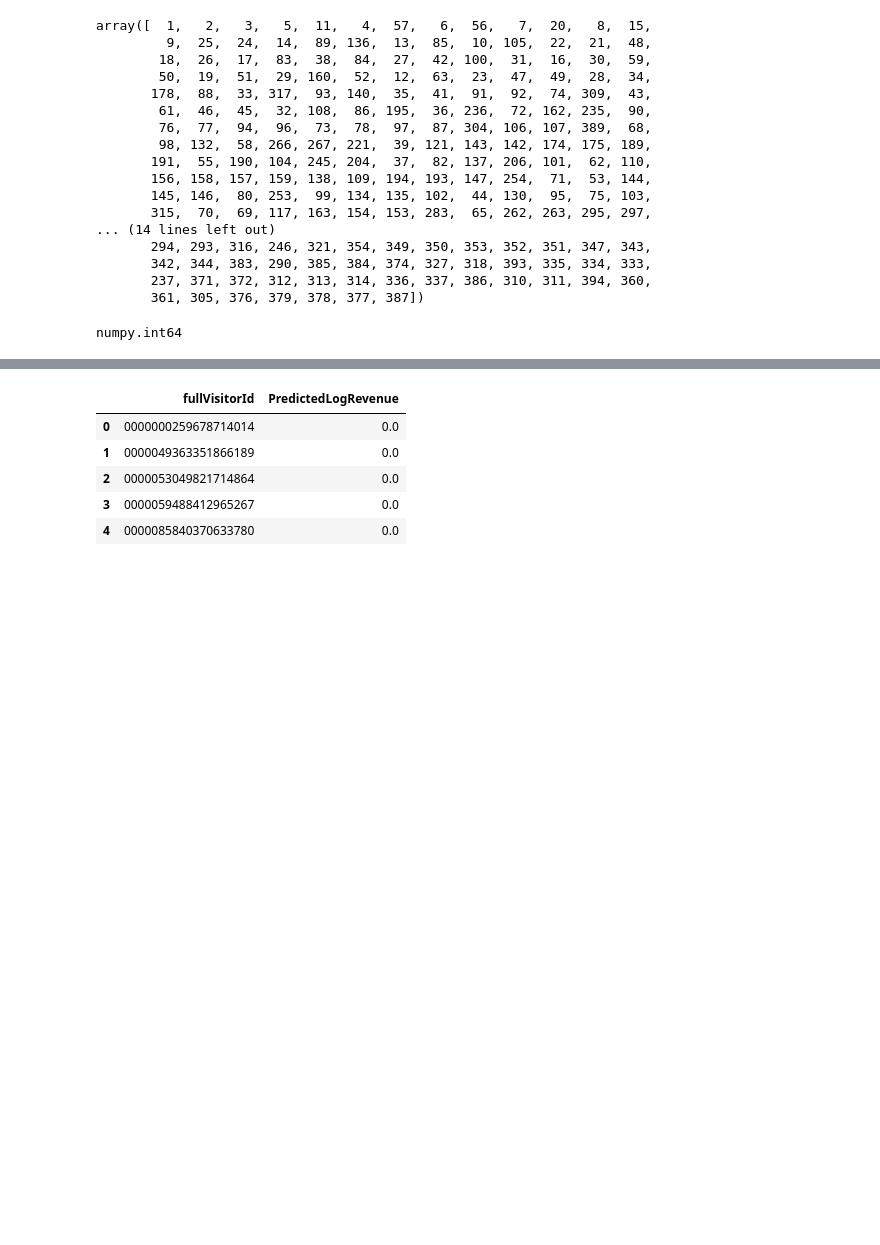
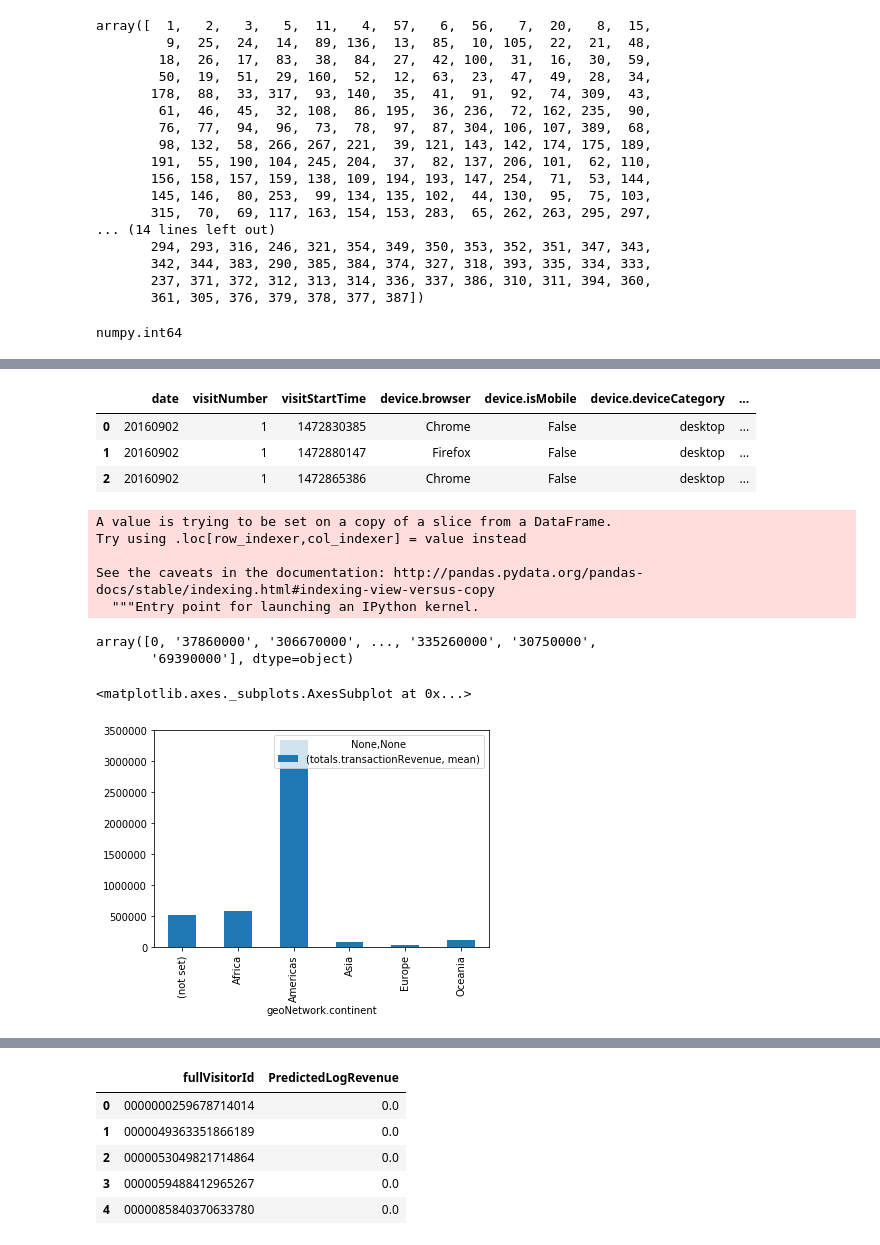
Before and after one commit to yalcinmurat1986/Google-Analytics, a Jupyter notebook: google_analytics.ipynb, the cells around one changed output, grey strips where cells are left out. Cells and saved outputs as stored; diff of their text form; code cells hidden in the pictures; blank space fills up the shorter version.

```diff
--- a/google_analytics.ipynb
+++ b/google_analytics.ipynb
@@ -125,0 +335,4 @@ train.head()
+# %%
+%%time
+df_train = load_df()
+df_test = load_df("test.csv")
@@ -125,0 +351,5 @@ train.head()
+# %%
+df1= df_train[['date','visitNumber','visitStartTime','device.browser','device.isMobile','device.deviceCategory','device.mobileDeviceMarketingName','device.operatingSystem',
+              'geoNetwork.city','geoNetwork.continent','geoNetwork.country','geoNetwork.region','trafficSource.source','trafficSource.campaign',
+               'trafficSource.campaignCode','totals.transactionRevenue',
+              'geoNetwork.subContinent','totals.bounces','totals.hits',	'totals.newVisits',	'totals.pageviews',		'totals.visits']]
@@ -125,0 +365,2 @@ train.head()
+# %%
+df1["totals.transactionRevenue"].fillna(0, inplace=True)
@@ -125,0 +392,20 @@ train.head()
+# %%
+df1.head(3)
+# %% [output]
+|  | date | visitNumber | visitStartTime | device.browser | device.isMobile | device.deviceCategory | ... |
+| 0 | 20160902 | 1 | 1472830385 | Chrome | False | desktop | ... |
+| 1 | 20160902 | 1 | 1472880147 | Firefox | False | desktop | ... |
+| 2 | 20160902 | 1 | 1472865386 | Chrome | False | desktop | ... |
+# %%
+df1['totals.transactionRevenue'] = df1['totals.transactionRevenue'].astype('int')
+# %% [output]
+A value is trying to be set on a copy of a slice from a DataFrame.
+Try using .loc[row_indexer,col_indexer] = value instead
+
+See the caveats in the documentation: http://pandas.pydata.org/pandas-docs/stable/indexing.html#indexing-view-versus-copy
+  """Entry point for launching an IPython kernel.
+# %%
+df1['totals.transactionRevenue'].unique()
+# %% [output]
+array([0, '37860000', '306670000', ..., '335260000', '30750000',
+       '69390000'], dtype=object)
@@ -125,0 +415,5 @@ train.head()
+# %%
+df1.groupby('geoNetwork.continent').agg({'totals.transactionRevenue':['mean']}).plot(kind='bar')
+# %% [output]
+<matplotlib.axes._subplots.AxesSubplot at 0x...>
+[figure, added]
```
Also changed, not shown: parts of 36 cells of this notebook.
